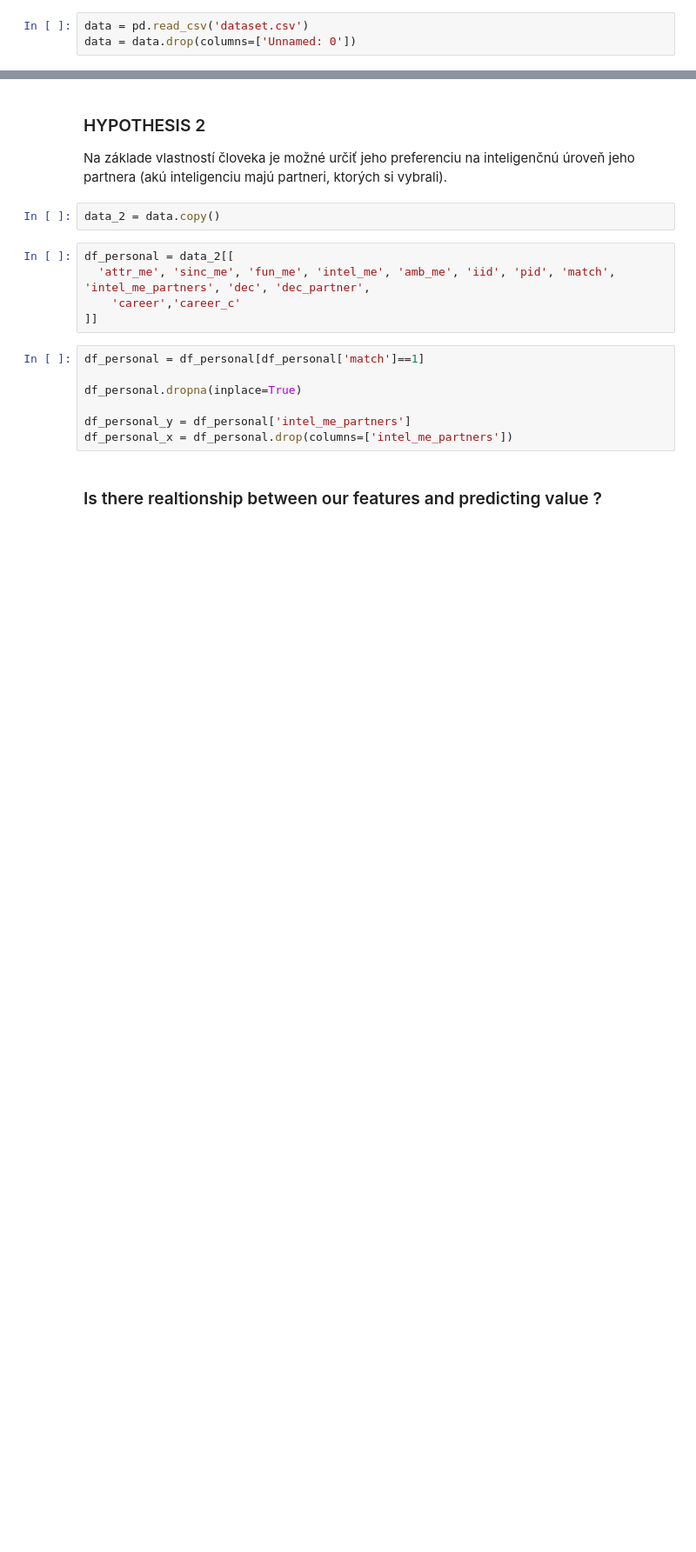
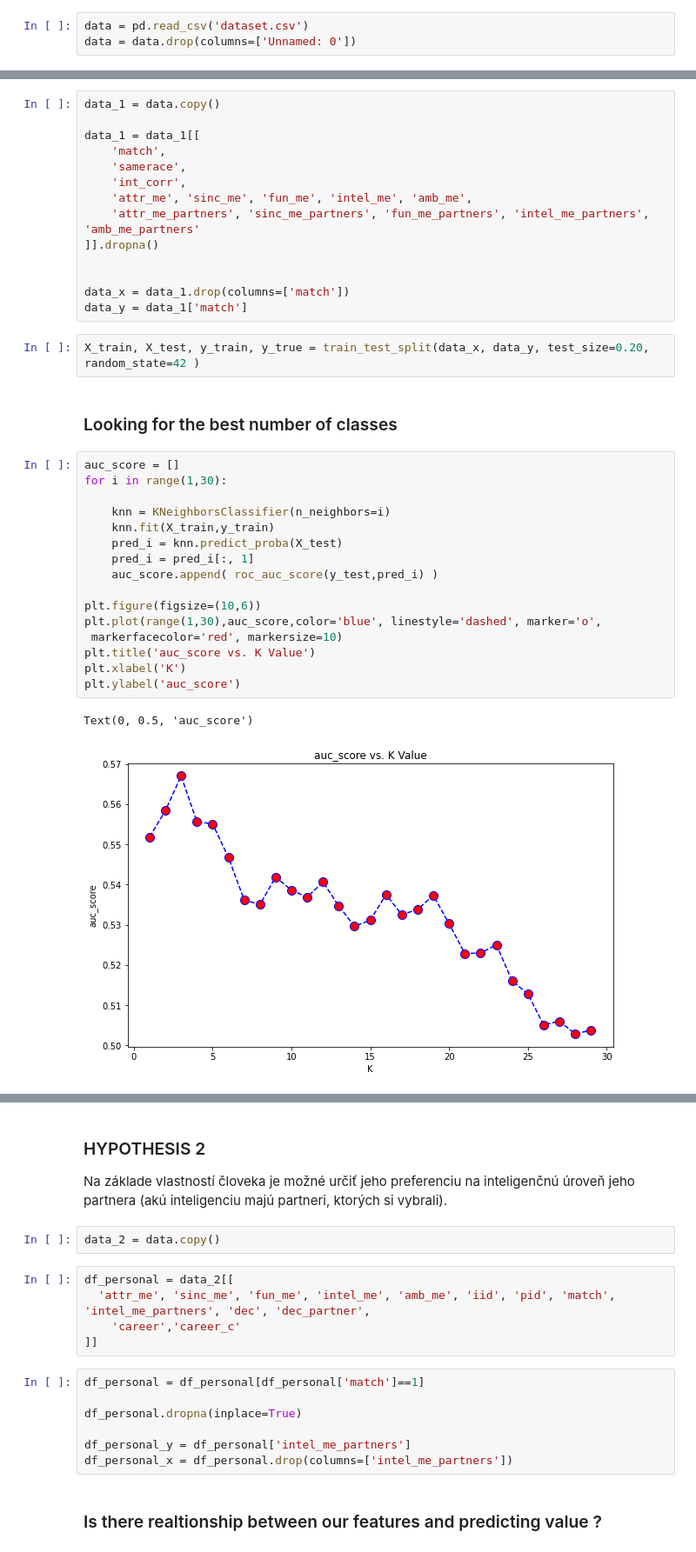
Before and after one commit to JozifekSVK/OZNAL, a Jupyter notebook: Hypothesis.ipynb, the cells around one changed output, grey strips where cells are left out. Shown at 87% size. Drawn from its saved outputs; the diff is of its cells as text; blank space fills up the shorter version.

```diff
--- a/Hypothesis.ipynb
+++ b/Hypothesis.ipynb
@@ -21,0 +29,37 @@ data = data.drop(columns=['Unnamed: 0'])
+# %%
+data_1 = data.copy()
+
+data_1 = data_1[[
+    'match',
+    'samerace',
+    'int_corr',
+    'attr_me', 'sinc_me', 'fun_me', 'intel_me', 'amb_me',
+    'attr_me_partners', 'sinc_me_partners', 'fun_me_partners', 'intel_me_partners', 'amb_me_partners'
+]].dropna()
+
+
+data_x = data_1.drop(columns=['match'])
+data_y = data_1['match']
+# %%
+X_train, X_test, y_train, y_true = train_test_split(data_x, data_y, test_size=0.20, random_state=42 )
+# %% [markdown]
+### Looking for the best number of classes
+# %%
+auc_score = []
+for i in range(1,30):
+
+    knn = KNeighborsClassifier(n_neighbors=i)
+    knn.fit(X_train,y_train)
+    pred_i = knn.predict_proba(X_test)
+    pred_i = pred_i[:, 1]
+    auc_score.append( roc_auc_score(y_test,pred_i) )
+
+plt.figure(figsize=(10,6))
+plt.plot(range(1,30),auc_score,color='blue', linestyle='dashed', marker='o',
+ markerfacecolor='red', markersize=10)
+plt.title('auc_score vs. K Value')
+plt.xlabel('K')
+plt.ylabel('auc_score')
+# %% [output]
+Text(0, 0.5, 'auc_score')
+[figure, added]
```
Also changed, not shown: parts of 37 cells of this notebook.
